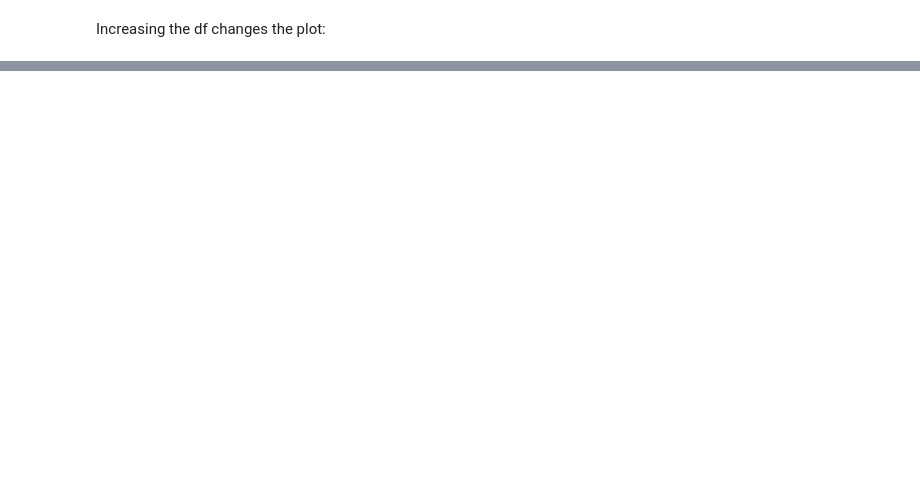
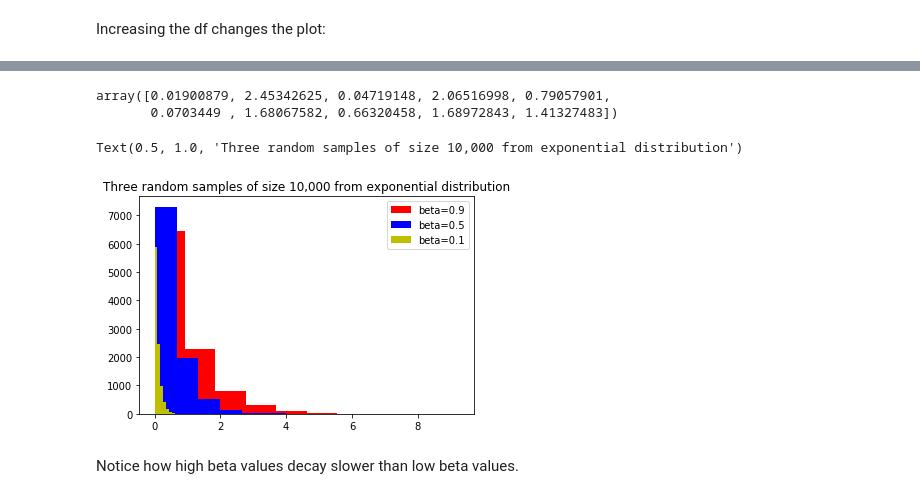
Before and after one commit to thomas-roux/programming-assignment, a Jupyter notebook: programming-assignment.ipynb, the cells around one changed output, grey strips where cells are left out. Cells and saved outputs as stored; diff of their text form; code cells hidden in the pictures; blank space fills up the shorter version.

Commit message:
Added exponential and lognormal functions

```diff
--- a/programming-assignment.ipynb
+++ b/programming-assignment.ipynb
@@ -399,0 +414,25 @@ plt.hist(chisqmax)
+# %%
+# Generate a random sample of 10 float values from exponential distribution
+np.random.exponential(size=10)
+# %% [output]
+array([0.01900879, 2.45342625, 0.04719148, 2.06516998, 0.79057901,
+       0.0703449 , 1.68067582, 0.66320458, 1.68972843, 1.41327483])
+# %%
+# Generate 3 exponential distributions with varying rates of decay (scale parameter)
+a = np.random.exponential(0.9, size=10000)
+b = np.random.exponential(0.5, size=10000)
+c = np.random.exponential(0.1, size=10000)
+
+# Plot all 3 distribution samples on same plot
+plt.hist(a, color='r', label='beta=0.9') # https://stackoverflow.com/a/19125863
+plt.hist(b, color='b', label='beta=0.5')
+plt.hist(c, color='y', label='beta=0.1')
+
+# Add information on plot
+plt.legend()
+plt.title('Three random samples of size 10,000 from exponential distribution')
+# %% [output]
+Text(0.5, 1.0, 'Three random samples of size 10,000 from exponential distribution')
+[figure, added]
+# %% [markdown]
+Notice how high beta values decay slower than low beta values.
```
Also changed, not shown: parts of 37 cells of this notebook.
